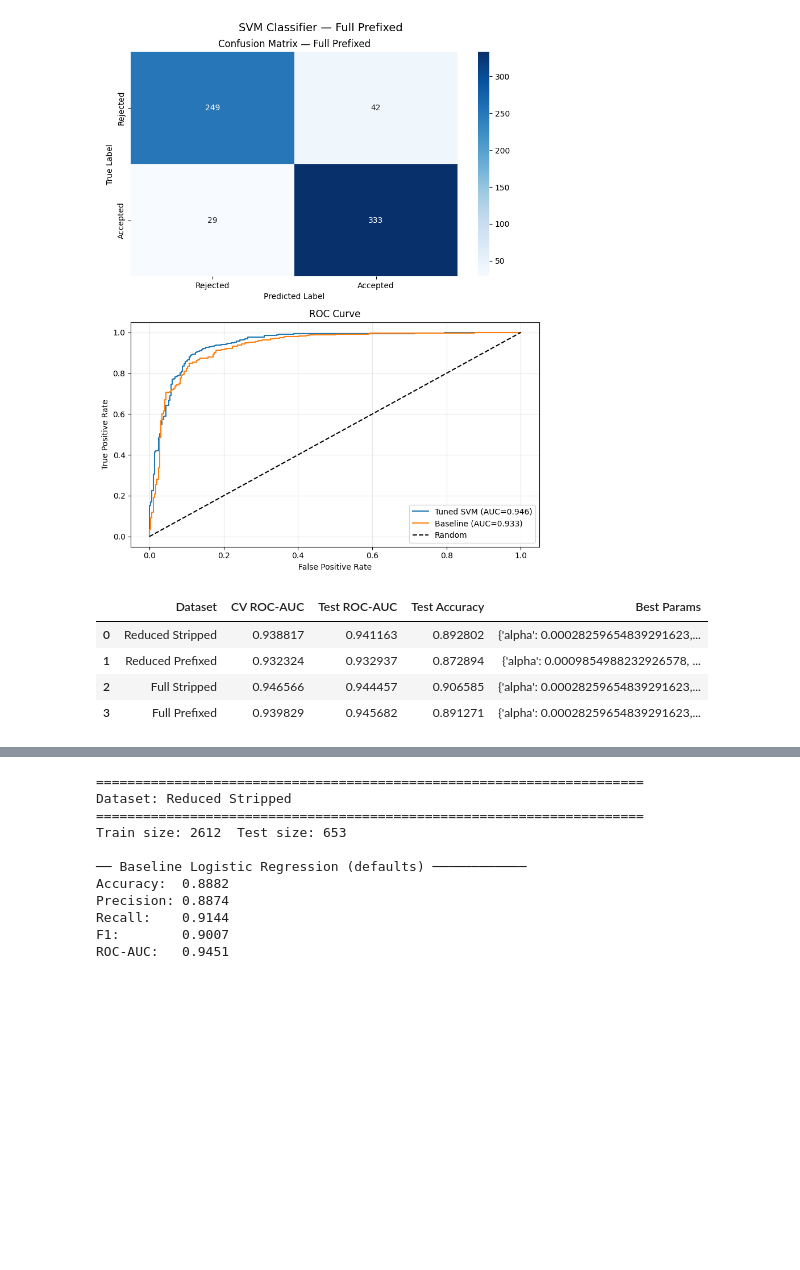
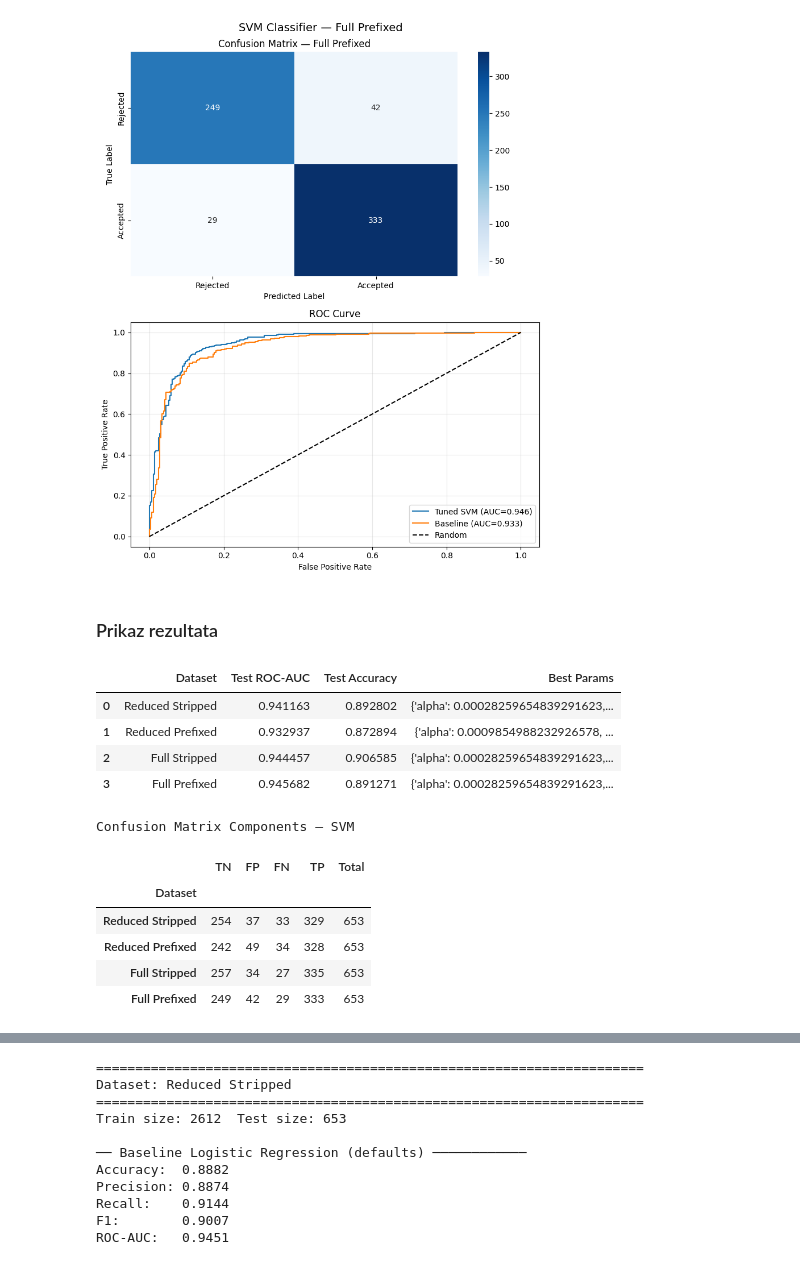
Before and after one commit to bogdanm0/farm_ad_analysis, a Jupyter notebook: Classification.ipynb, the cells around one changed output, grey strips where cells are left out. Drawn from its saved outputs; the diff is of its cells as text; code cells hidden in the pictures; blank space fills up the shorter version.

```diff
--- a/Classification.ipynb
+++ b/Classification.ipynb
@@ -164,6 +183,7 @@ def run_bagging_classification(X_train, X_test, y_train, y_test, dataset_name, c
     fig, axes = plt.subplots(2, 1, figsize=(8, 10))
 
     cm = confusion_matrix(y_test, y_pred)
+    tn, fp, fn, tp = cm.ravel()
     sns.heatmap(cm, annot=True, fmt='d', cmap='Blues', ax=axes[0],
                 xticklabels=['Rejected', 'Accepted'],
                 yticklabels=['Rejected', 'Accepted'])
@@ -189,7 +209,7 @@ def run_bagging_classification(X_train, X_test, y_train, y_test, dataset_name, c
     return best_bag, {
         'test_accuracy': accuracy_score(y_test, y_pred),
         'test_roc_auc': roc_auc_score(y_test, y_proba),
-        'cv_roc_auc': random_search.best_score_,
-        'best_params': random_search.best_params_
+        'best_params': random_search.best_params_,
+        'TN': tn, 'FP': fp, 'FN': fn, 'TP': tp
     }
 # %% [markdown]
@@ -348,6 +375,8 @@ def run_random_forest_classification(X_train, X_test, y_train, y_test, dataset_n
     best_rf = random_search.best_estimator_
     y_pred = best_rf.predict(X_test)
     y_proba = best_rf.predict_proba(X_test)[:, 1]
+    cm = confusion_matrix(y_test, y_pred)
+    tn, fp, fn, tp = cm.ravel()
 
     print("\n── Random Forest Classifier Results ──────────────────────")
     print(f"Best CV ROC-AUC: {random_search.best_score_:.4f}")
@@ -390,8 +419,9 @@ def run_random_forest_classification(X_train, X_test, y_train, y_test, dataset_n
     metrics = {
         'test_accuracy': accuracy_score(y_test, y_pred),
         'test_roc_auc': roc_auc_score(y_test, y_proba),
-        'cv_roc_auc': random_search.best_score_,
-        'best_params': random_search.best_params_
+        'best_params': random_search.best_params_,
+        'TN': tn, 'FP': fp, 'FN': fn, 'TP': tp
+
     }
     return best_rf, metrics
 # %% [markdown]
@@ -624,6 +661,8 @@ def run_xgboost_classification_val(X_train, X_test, y_train, y_test, dataset_nam
 
     y_pred = final_xgb.predict(X_test)
     y_proba = final_xgb.predict_proba(X_test)[:, 1]
+    cm = confusion_matrix(y_test, y_pred)
+    tn, fp, fn, tp = cm.ravel()
 
     print(f"\n── Tuned XGBoost vs Baseline ───────────────────────────")
     print(f"{'':12}  {'Tuned XGB':>10}  {'Baseline':>10}")
@@ -673,6 +712,8 @@ def run_xgboost_classification_val(X_train, X_test, y_train, y_test, dataset_nam
         'test_accuracy': accuracy_score(y_test, y_pred),
         'test_roc_auc': roc_auc_score(y_test, y_proba),
         'val_roc_auc': best_val_auc,
-        'best_params': best_params
+        'best_params': best_params,
+        'TN': tn, 'FP': fp, 'FN': fn, 'TP': tp
+
     }
     return final_xgb, metrics
@@ -806,6 +879,8 @@ def run_svm_classification(X_train, X_test, y_train, y_test, dataset_name, n_ite
     best_svm = random_search.best_estimator_
     y_pred = best_svm.predict(X_test)
     y_scores = best_svm.decision_function(X_test)
+    cm = confusion_matrix(y_test, y_pred)
+    tn, fp, fn, tp = cm.ravel()
 
     print(f"\n── Tuned SVM vs Baseline ───────────────────────────────")
     print(f"Best CV ROC-AUC: {random_search.best_score_:.4f}")
@@ -852,7 +927,7 @@ def run_svm_classification(X_train, X_test, y_train, y_test, dataset_name, n_ite
     metrics = {
         'test_accuracy': accuracy_score(y_test, y_pred),
         'test_roc_auc': roc_auc_score(y_test, y_scores),
-        'cv_roc_auc': random_search.best_score_,
-        'best_params': random_search.best_params_
+        'best_params': random_search.best_params_,
+        'TN': tn, 'FP': fp, 'FN': fn, 'TP': tp
     }
     return best_svm, metrics
@@ -943,21 +1020,30 @@ ROC-AUC:   0.9329
    macro avg       0.89      0.89      0.89       653
 weighted avg       0.89      0.89      0.89       653
 [figure]
+# %% [markdown]
+### Prikaz rezultata
 # %%
 summary_svm = pd.DataFrame([
     {
         'Dataset': name,
-        'CV ROC-AUC': res['cv_roc_auc'],
         'Test ROC-AUC': res['test_roc_auc'],
         'Test Accuracy': res['test_accuracy'],
         'Best Params': res['best_params']
     }
     for name, res in svm_results.items()
 ])
 display(summary_svm)
+show_confusion_table(svm_results, 'SVM')
 # %% [output]
-|  | Dataset | CV ROC-AUC | Test ROC-AUC | Test Accuracy | Best Params |
-| 0 | Reduced Stripped | 0.938817 | 0.941163 | 0.892802 | {'alpha': 0.00028259654839291623,... |
-| 1 | Reduced Prefixed | 0.932324 | 0.932937 | 0.872894 | {'alpha': 0.0009854988232926578, ... |
-| 2 | Full Stripped | 0.946566 | 0.944457 | 0.906585 | {'alpha': 0.00028259654839291623,... |
-| 3 | Full Prefixed | 0.939829 | 0.945682 | 0.891271 | {'alpha': 0.00028259654839291623,... |
+|  | Dataset | Test ROC-AUC | Test Accuracy | Best Params |
+| 0 | Reduced Stripped | 0.941163 | 0.892802 | {'alpha': 0.00028259654839291623,... |
+| 1 | Reduced Prefixed | 0.932937 | 0.872894 | {'alpha': 0.0009854988232926578, ... |
+| 2 | Full Stripped | 0.944457 | 0.906585 | {'alpha': 0.00028259654839291623,... |
+| 3 | Full Prefixed | 0.945682 | 0.891271 | {'alpha': 0.00028259654839291623,... |
+Confusion Matrix Components — SVM
+|  | TN | FP | FN | TP | Total |
+| Dataset |  |  |  |  |  |
+| Reduced Stripped | 254 | 37 | 33 | 329 | 653 |
+| Reduced Prefixed | 242 | 49 | 34 | 328 | 653 |
+| Full Stripped | 257 | 34 | 27 | 335 | 653 |
+| Full Prefixed | 249 | 42 | 29 | 333 | 653 |
```
Also changed, not shown: parts of 23 cells of this notebook, 25 other files.
